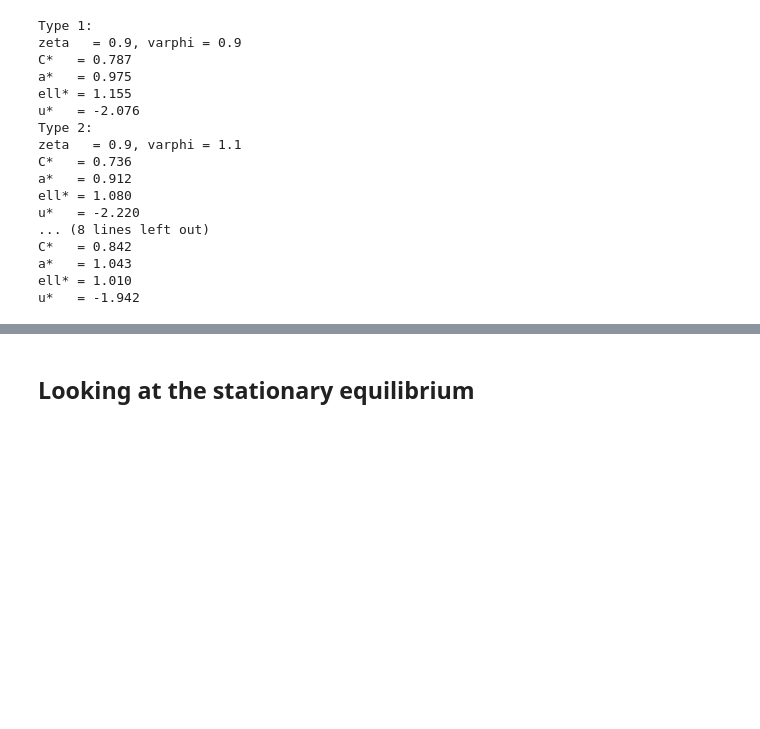
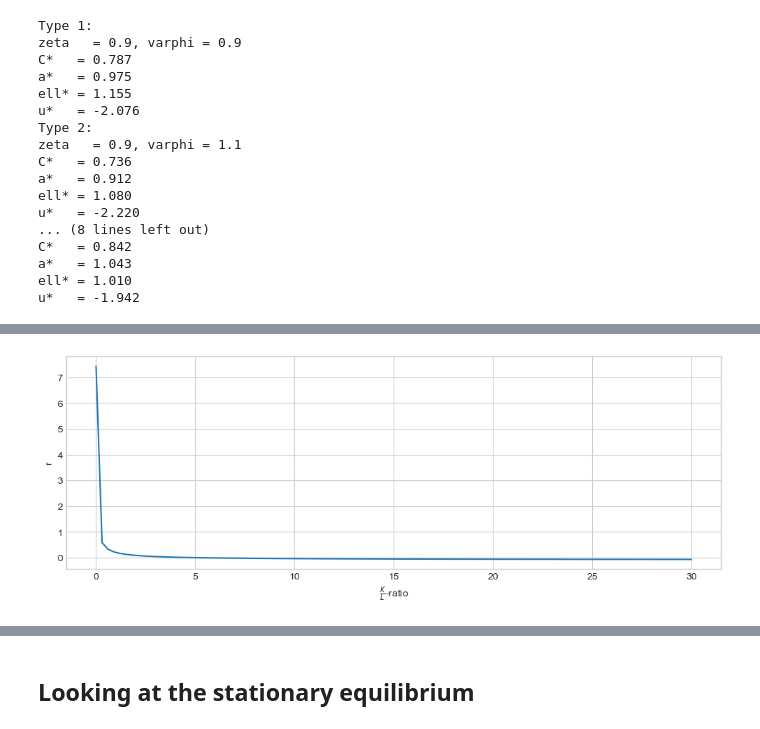
Before and after one commit to AskerNC/AdvMacroHet, a Jupyter notebook: Assignments/Handin/A1_hanc/StationaryEquilibrium.ipynb, the cells around one changed output, grey strips where cells are left out. Saved outputs shown, nothing was run; the diff lists cells and outputs as text; code cells hidden in the pictures; blank space fills up the shorter version.

```diff
--- a/Assignments/Handin/A1_hanc/StationaryEquilibrium.ipynb
+++ b/Assignments/Handin/A1_hanc/StationaryEquilibrium.ipynb
@@ -372,0 +624,4 @@ clearing_L     : -0.0000
+# %%
+plot_clearing_across_kl(kl_list,clearing_list,'r')
+# %% [output]
+[figure, added]
```
Also changed, not shown: parts of 63 cells of this notebook, 10 other files.
